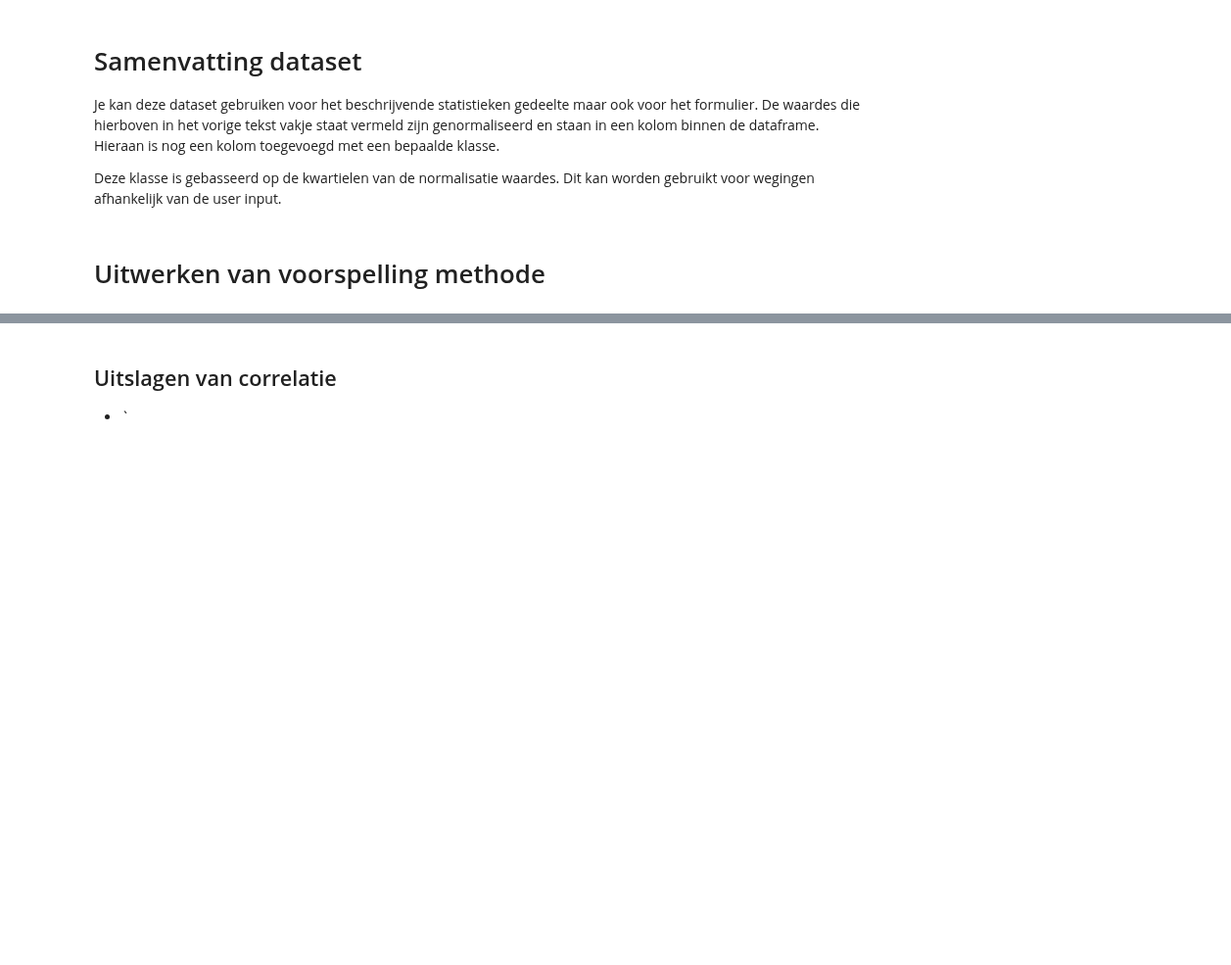
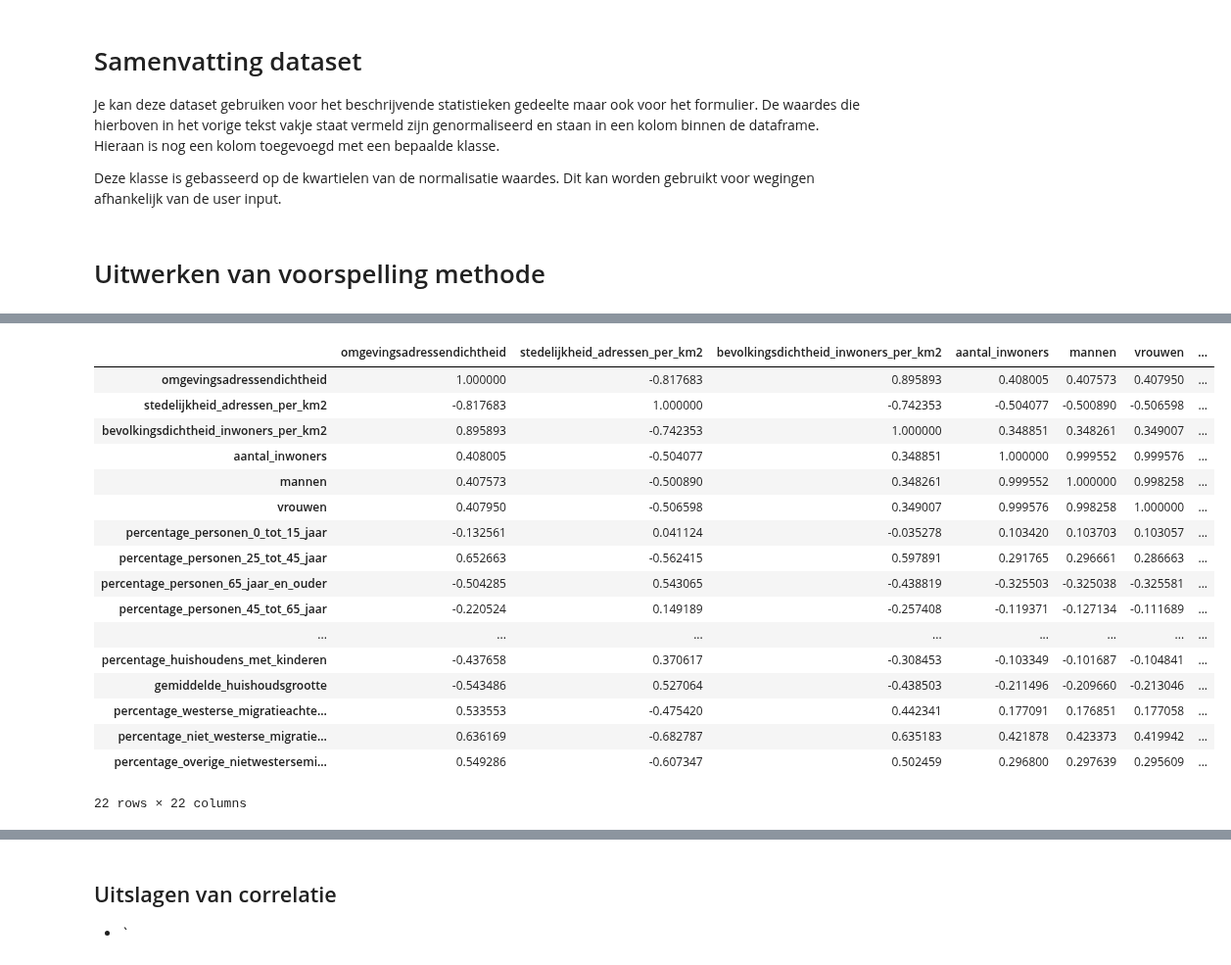
Before and after one commit to BramblePie/FlaskReact, a Jupyter notebook: flask-backend/notebooks/Demografie.ipynb, the cells around one changed output, grey strips where cells are left out. Shown at 98% size. Saved outputs shown, nothing was run; the diff lists cells and outputs as text; code cells hidden in the pictures; blank space fills up the shorter version.

```diff
--- a/flask-backend/notebooks/Demografie.ipynb
+++ b/flask-backend/notebooks/Demografie.ipynb
@@ -378,0 +378,22 @@ for x in correlatie:
+# %%
+correlatie.drop(columns=['oppervlakte_water_in_ha', 'oppervlakte_land_in_ha', 'oppervlakte_totaal_in_ha', 'percentage_uit_turkije','percentage_uit_suriname', 'percentage_uit_nederlandse_antillen_en_aruba', 'percentage_uit_marokko', 'percentage_personen_15_tot_25_jaar', 'ind_wbi'], inplace=True)
+correlatie.drop(index=['oppervlakte_water_in_ha', 'oppervlakte_land_in_ha', 'oppervlakte_totaal_in_ha', 'percentage_uit_turkije','percentage_uit_suriname', 'percentage_uit_nederlandse_antillen_en_aruba', 'percentage_uit_marokko', 'percentage_personen_15_tot_25_jaar', 'ind_wbi'], inplace=True)
+# %% [output]
+|  | omgevingsadressendichtheid | stedelijkheid_adressen_per_km2 | bevolkingsdichtheid_inwoners_per_km2 | aantal_inwoners | mannen | vrouwen | ... |
+| omgevingsadressendichtheid | 1.000000 | -0.817683 | 0.895893 | 0.408005 | 0.407573 | 0.407950 | ... |
+| stedelijkheid_adressen_per_km2 | -0.817683 | 1.000000 | -0.742353 | -0.504077 | -0.500890 | -0.506598 | ... |
+| bevolkingsdichtheid_inwoners_per_km2 | 0.895893 | -0.742353 | 1.000000 | 0.348851 | 0.348261 | 0.349007 | ... |
+| aantal_inwoners | 0.408005 | -0.504077 | 0.348851 | 1.000000 | 0.999552 | 0.999576 | ... |
+| mannen | 0.407573 | -0.500890 | 0.348261 | 0.999552 | 1.000000 | 0.998258 | ... |
+| vrouwen | 0.407950 | -0.506598 | 0.349007 | 0.999576 | 0.998258 | 1.000000 | ... |
+| percentage_personen_0_tot_15_jaar | -0.132561 | 0.041124 | -0.035278 | 0.103420 | 0.103703 | 0.103057 | ... |
+| percentage_personen_25_tot_45_jaar | 0.652663 | -0.562415 | 0.597891 | 0.291765 | 0.296661 | 0.286663 | ... |
+| percentage_personen_65_jaar_en_ouder | -0.504285 | 0.543065 | -0.438819 | -0.325503 | -0.325038 | -0.325581 | ... |
+| percentage_personen_45_tot_65_jaar | -0.220524 | 0.149189 | -0.257408 | -0.119371 | -0.127134 | -0.111689 | ... |
+| ... | ... | ... | ... | ... | ... | ... | ... |
+| percentage_huishoudens_met_kinderen | -0.437658 | 0.370617 | -0.308453 | -0.103349 | -0.101687 | -0.104841 | ... |
+| gemiddelde_huishoudsgrootte | -0.543486 | 0.527064 | -0.438503 | -0.211496 | -0.209660 | -0.213046 | ... |
+| percentage_westerse_migratieachte... | 0.533553 | -0.475420 | 0.442341 | 0.177091 | 0.176851 | 0.177058 | ... |
+| percentage_niet_westerse_migratie... | 0.636169 | -0.682787 | 0.635183 | 0.421878 | 0.423373 | 0.419942 | ... |
+| percentage_overige_nietwestersemi... | 0.549286 | -0.607347 | 0.502459 | 0.296800 | 0.297639 | 0.295609 | ... |
+22 rows × 22 columns
```
Also changed, not shown: parts of 4 cells of this notebook.
